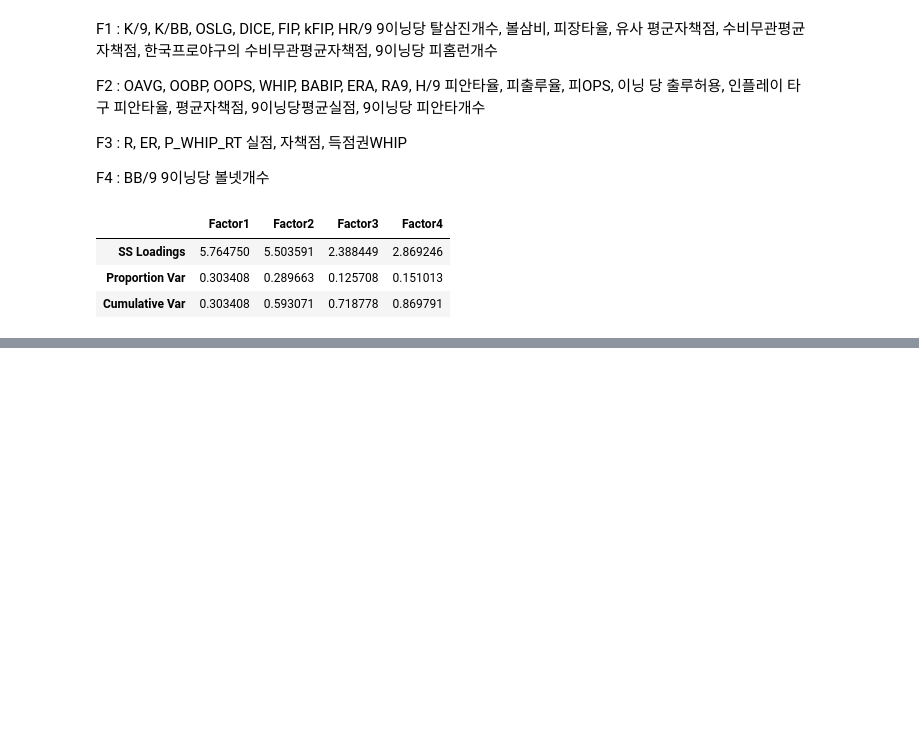
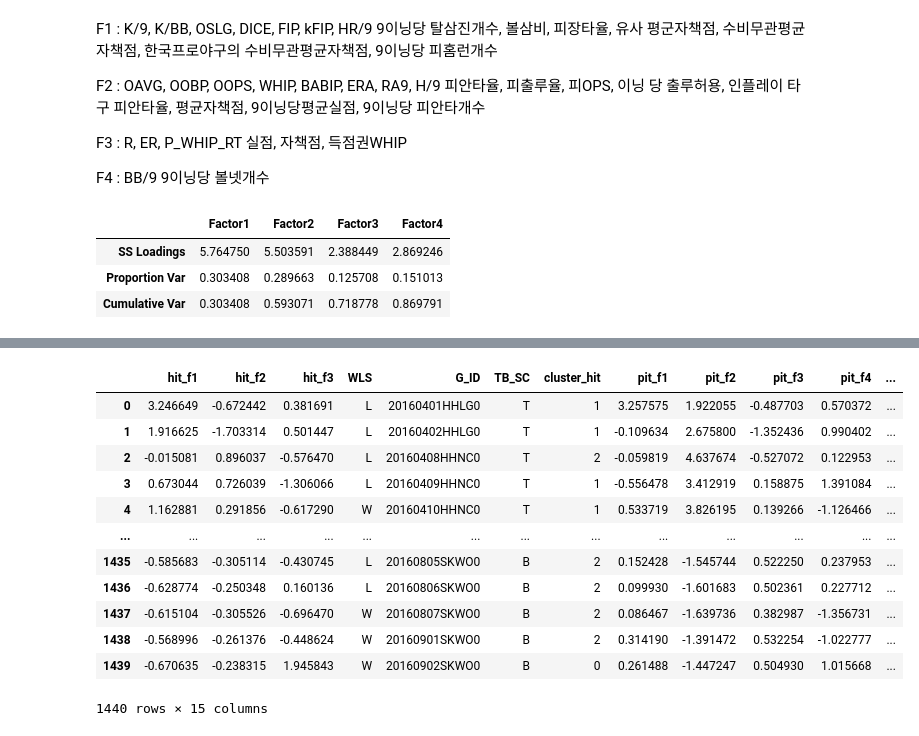
Before and after one commit to EunseoKang0722/ESC_Summer_Team5, a Jupyter notebook: data/clustering/FA&Clustering.ipynb, the cells around one changed output, grey strips where cells are left out. Cells and saved outputs as stored; diff of their text form; code cells hidden in the pictures; blank space fills up the shorter version.

```diff
--- a/data/clustering/FA&Clustering.ipynb
+++ b/data/clustering/FA&Clustering.ipynb
@@ -252,3 +250,3 @@ sns.pairplot(data=df2_fa, hue='WLS')
 # %%
-kmeans = KMeans(n_clusters=3).fit(df2_fa[['F1','F2','F3','F4']])
-df2_fa['cluster_id'] = kmeans.labels_
+kmeans = KMeans(n_clusters=3).fit(final_fa[['hit_f1','hit_f2','hit_f3','pit_f1','pit_f2','pit_f3','pit_f4']])
+final_fa['cluster_play'] = kmeans.labels_
@@ -274,0 +253,3 @@ pd.crosstab(test['cluster_id'],test['WLS'])
+# %%
+cross_play = pd.crosstab(final_fa['cluster_play'],final_fa['TEAM'])
+cross_play
@@ -274,0 +262,23 @@ pd.crosstab(test['cluster_id'],test['WLS'])
+# %%
+cluster_team = cross_play.apply(lambda x: np.where(x==max(x)))
+cluster_team = cluster_team.apply(lambda x: int(sum(x)))
+cluster_team = pd.DataFrame(cluster_team)
+cluster_team = cluster_team.reset_index()
+cluster_team.columns = ['TEAM','cluster_team']
+cluster = pd.merge(final_fa, cluster_team, on='TEAM')
+# %%
+cluster
+# %% [output]
+|  | hit_f1 | hit_f2 | hit_f3 | WLS | G_ID | TB_SC | cluster_hit | pit_f1 | pit_f2 | pit_f3 | pit_f4 | ... |
+| 0 | 3.246649 | -0.672442 | 0.381691 | L | 20160401HHLG0 | T | 1 | 3.257575 | 1.922055 | -0.487703 | 0.570372 | ... |
+| 1 | 1.916625 | -1.703314 | 0.501447 | L | 20160402HHLG0 | T | 1 | -0.109634 | 2.675800 | -1.352436 | 0.990402 | ... |
+| 2 | -0.015081 | 0.896037 | -0.576470 | L | 20160408HHNC0 | T | 2 | -0.059819 | 4.637674 | -0.527072 | 0.122953 | ... |
+| 3 | 0.673044 | 0.726039 | -1.306066 | L | 20160409HHNC0 | T | 1 | -0.556478 | 3.412919 | 0.158875 | 1.391084 | ... |
+| 4 | 1.162881 | 0.291856 | -0.617290 | W | 20160410HHNC0 | T | 1 | 0.533719 | 3.826195 | 0.139266 | -1.126466 | ... |
+| ... | ... | ... | ... | ... | ... | ... | ... | ... | ... | ... | ... | ... |
+| 1435 | -0.585683 | -0.305114 | -0.430745 | L | 20160805SKWO0 | B | 2 | 0.152428 | -1.545744 | 0.522250 | 0.237953 | ... |
+| 1436 | -0.628774 | -0.250348 | 0.160136 | L | 20160806SKWO0 | B | 2 | 0.099930 | -1.601683 | 0.502361 | 0.227712 | ... |
+| 1437 | -0.615104 | -0.305526 | -0.696470 | W | 20160807SKWO0 | B | 2 | 0.086467 | -1.639736 | 0.382987 | -1.356731 | ... |
+| 1438 | -0.568996 | -0.261376 | -0.448624 | W | 20160901SKWO0 | B | 2 | 0.314190 | -1.391472 | 0.532254 | -1.022777 | ... |
+| 1439 | -0.670635 | -0.238315 | 1.945843 | W | 20160902SKWO0 | B | 0 | 0.261488 | -1.447247 | 0.504930 | 1.015668 | ... |
+1440 rows × 15 columns
```
Also changed, not shown: parts of 20 cells of this notebook, 1 other file.
